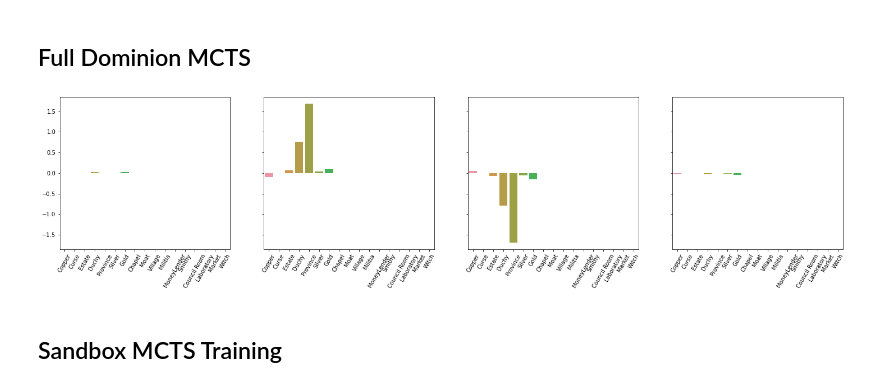
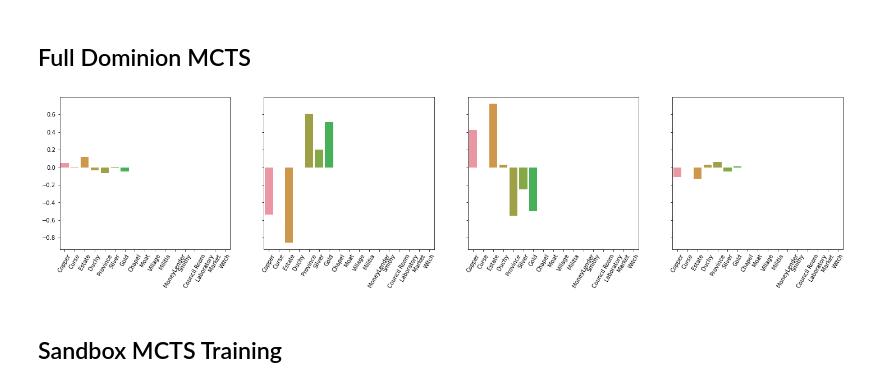
Before and after one commit to SpecificGenerality/PyDominion, a Jupyter notebook: notebooks/mcts_training.ipynb, the cells around one changed output. Saved outputs shown, nothing was run; the diff lists cells and outputs as text; code cells hidden in the pictures.

```diff
--- a/notebooks/mcts_training.ipynb
+++ b/notebooks/mcts_training.ipynb
@@ -38 +36,3 @@ full_tree_paper = 'r-r-mcts-bm-warm-start-100k-srat-base-default-ucb1-cdecay-pap
+# %%
+full_tree_name = 'full-paper-tree-uniform-160k'
 # %%
@@ -43,7 +43,7 @@ default_kingdom = [Chapel, Moat, Village, Militia, Moneylender, Smithy, CouncilR
 # %% [markdown]
 ## Full Dominion: Extra Tree Training ##
 # %%
-tree_name = write_tree_path
+tree_name = full_tree_name
 rollout_name = 'default-mlog-full-paper'
 tree_path = os.path.join(model_dir, tree_name)
 rollout_path = os.path.join(model_dir, rollout_name)
@@ -87,8 +89,8 @@ tree = GameTree(train=True, C=C, selection='ucb1', _skip_level=False)
 # %%
 config = GameConfig(splits=[StartingSplit.UniformRandomSplit, StartingSplit.UniformRandomSplit], sandbox=False, num_players=2, must_include=default_kingdom)
-# player = load_players(['UCT'], [rollout_path], train=False, tree=tree, rollout_type='mlog', use_tree=True)[0]
-players = load_players(['UCT', 'DW'], [rollout_path], train=False, tree=tree, rollout_type='mlog', use_tree=True)
-# players = [player, player]
+player = load_players(['UCT'], [rollout_path], train=False, tree=tree, rollout_type='mlog', use_tree=True)[0]
+# players = load_players(['UCT', 'DW'], [rollout_path], train=False, tree=tree, rollout_type='mlog', use_tree=True)
+players = [player, player]
 agent = players[0]
 # opp = players[1]
 env = DefaultEnvironment(config, players)
@@ -111,26 +113,26 @@ for i, model in warm_models.items():
 # %%
 save(rollout_path, state_dict)
 # %%
-plot_model = agent.rollout.models[1]
+plot_model = agent.rollout.models[8]
 # plot_model = warm_models[8]
 
 agent_weights = plot_model.coef_[0][17:34]
 opp_weights = plot_model.coef_[0][34:]
 supply_weights = plot_model.coef_[0][:17]
 player_weight_diffs = agent_weights + opp_weights
 
 cards = [str(k()) for k in idxs.keys()]
 
 f, axes = plt.subplots(1,4, figsize=(25, 5), sharey='all')
 sns.barplot(x=cards, y=supply_weights, ax=axes[0])
 sns.barplot(x=cards, y=agent_weights, ax=axes[1])
 sns.barplot(x=cards, y=opp_weights, ax=axes[2])
 sns.barplot(x=cards, y=player_weight_diffs, ax=axes[3])
 
 for ax in axes:
     ax.set_xticklabels(ax.get_xticklabels(), rotation=60)
 # %% [output]
-[figure, old version]
+[figure, new version]
 # %%
 train_mcts(env=env, tree=tree, epochs=160000, train_epochs_interval=sys.maxsize, save_epochs=10000, path=tree_path, rollout_path=rollout_path, scoring='score_ratio')
 # %%
```
Also changed, not shown: parts of 9 cells of this notebook, 7 other files.
